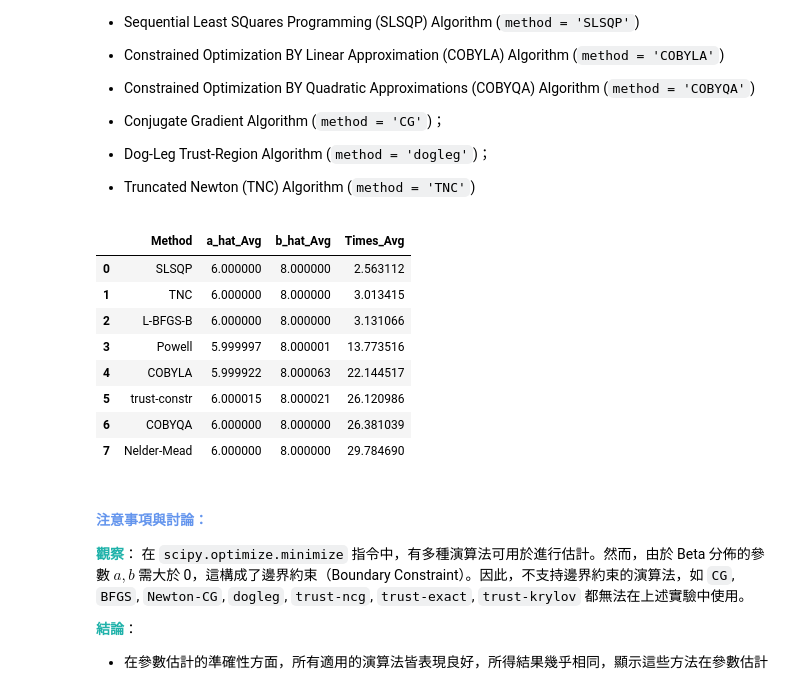
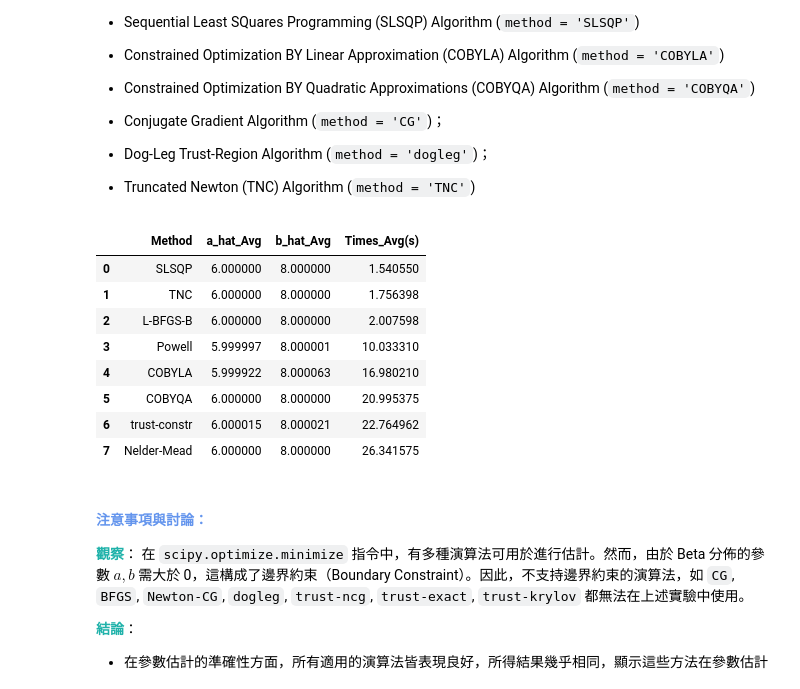
Before and after one commit to shengsia02/StatComp, a Jupyter notebook: hw6/StatComp_411078064_Component_Reliability.ipynb, the cells around one changed output. Cells and saved outputs as stored; diff of their text form; code cells hidden in the pictures.

```diff
--- a/hw6/StatComp_411078064_Component_Reliability.ipynb
+++ b/hw6/StatComp_411078064_Component_Reliability.ipynb
@@ -201,44 +201,44 @@ def run_method(method):
         times[j] = end_time - start_time
 
     # 取平均
     return np.mean(a_hat), np.mean(b_hat), np.mean(times)
 
 with concurrent.futures.ThreadPoolExecutor() as executor:
     results = list(executor.map(run_method, methods))
 
 for i, (a_avg, b_avg, t_avg) in enumerate(results):
     a_hat_avg[i] = a_avg
     b_hat_avg[i] = b_avg
     times_avg[i] = t_avg
 
 
 ## 整理成表格呈現
 algo_method = pd.DataFrame({
     'Method': methods,
     'a_hat_Avg': a_hat_avg,
     'b_hat_Avg': b_hat_avg,
-    'Times_Avg': times_avg
+    'Times_Avg(s)': times_avg
 })
-algo_method = algo_method.sort_values(by = 'Times_Avg').reset_index(drop = True)
+algo_method = algo_method.sort_values(by = 'Times_Avg(s)').reset_index(drop = True)
 
 # 创建 Styler 对象并设置表格样式
 styled_algo_method = algo_method.style.set_table_styles([
     {'selector': 'tr', 'props': [('border-top', '1px solid #666666')]},
     {'selector': 'tr', 'props': [('border-bottom', '1px solid #666666')]}
 ], overwrite=False)
 
 # 显示样式化的 DataFrame
 styled_algo_method
 # %% [output]
-|  | Method | a_hat_Avg | b_hat_Avg | Times_Avg |
-| 0 | SLSQP | 6.000000 | 8.000000 | 2.563112 |
-| 1 | TNC | 6.000000 | 8.000000 | 3.013415 |
-| 2 | L-BFGS-B | 6.000000 | 8.000000 | 3.131066 |
-| 3 | Powell | 5.999997 | 8.000001 | 13.773516 |
-| 4 | COBYLA | 5.999922 | 8.000063 | 22.144517 |
-| 5 | trust-constr | 6.000015 | 8.000021 | 26.120986 |
-| 6 | COBYQA | 6.000000 | 8.000000 | 26.381039 |
-| 7 | Nelder-Mead | 6.000000 | 8.000000 | 29.784690 |
+|  | Method | a_hat_Avg | b_hat_Avg | Times_Avg(s) |
+| 0 | SLSQP | 6.000000 | 8.000000 | 1.540550 |
+| 1 | TNC | 6.000000 | 8.000000 | 1.756398 |
+| 2 | L-BFGS-B | 6.000000 | 8.000000 | 2.007598 |
+| 3 | Powell | 5.999997 | 8.000001 | 10.033310 |
+| 4 | COBYLA | 5.999922 | 8.000063 | 16.980210 |
+| 5 | COBYQA | 6.000000 | 8.000000 | 20.995375 |
+| 6 | trust-constr | 6.000015 | 8.000021 | 22.764962 |
+| 7 | Nelder-Mead | 6.000000 | 8.000000 | 26.341575 |
 # %% [markdown]
 #### **<font color=cornflowerblue>注意事項與討論：</font>**
 
```
Also changed, not shown: parts of 1 cell of this notebook, 4 other files.
